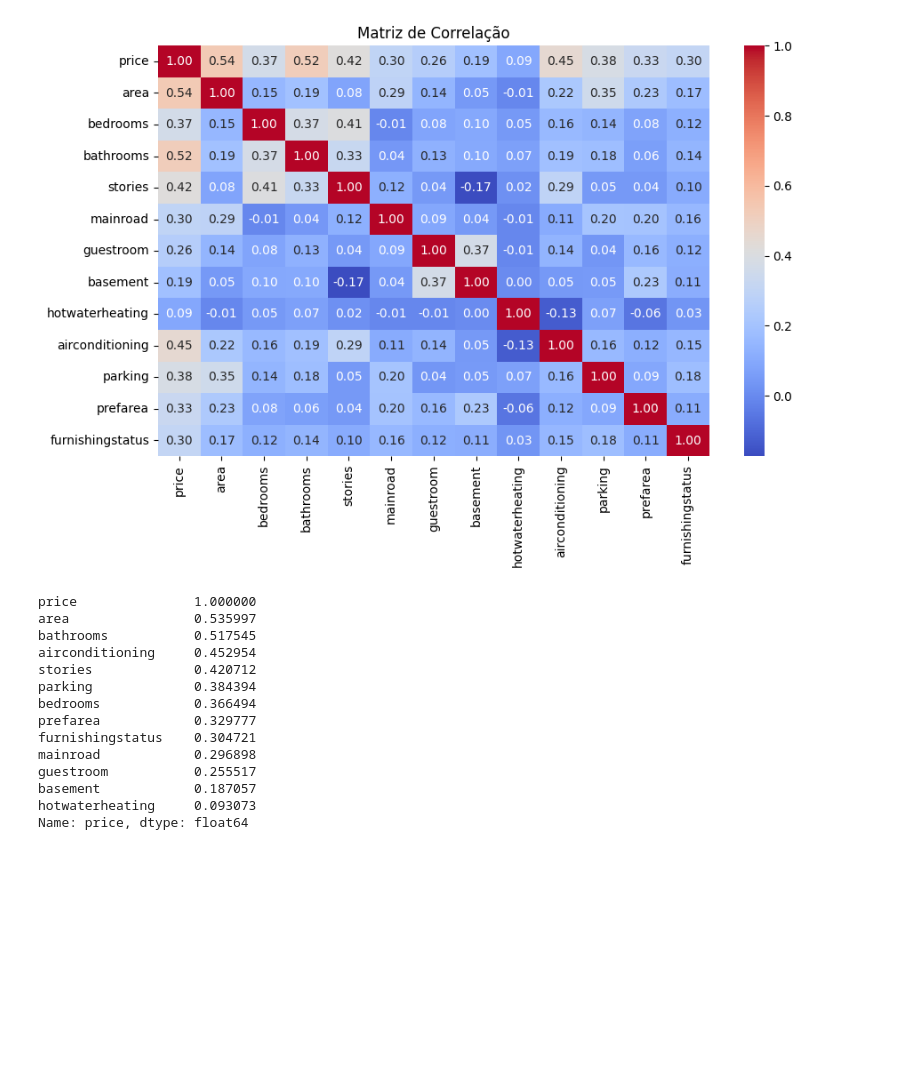
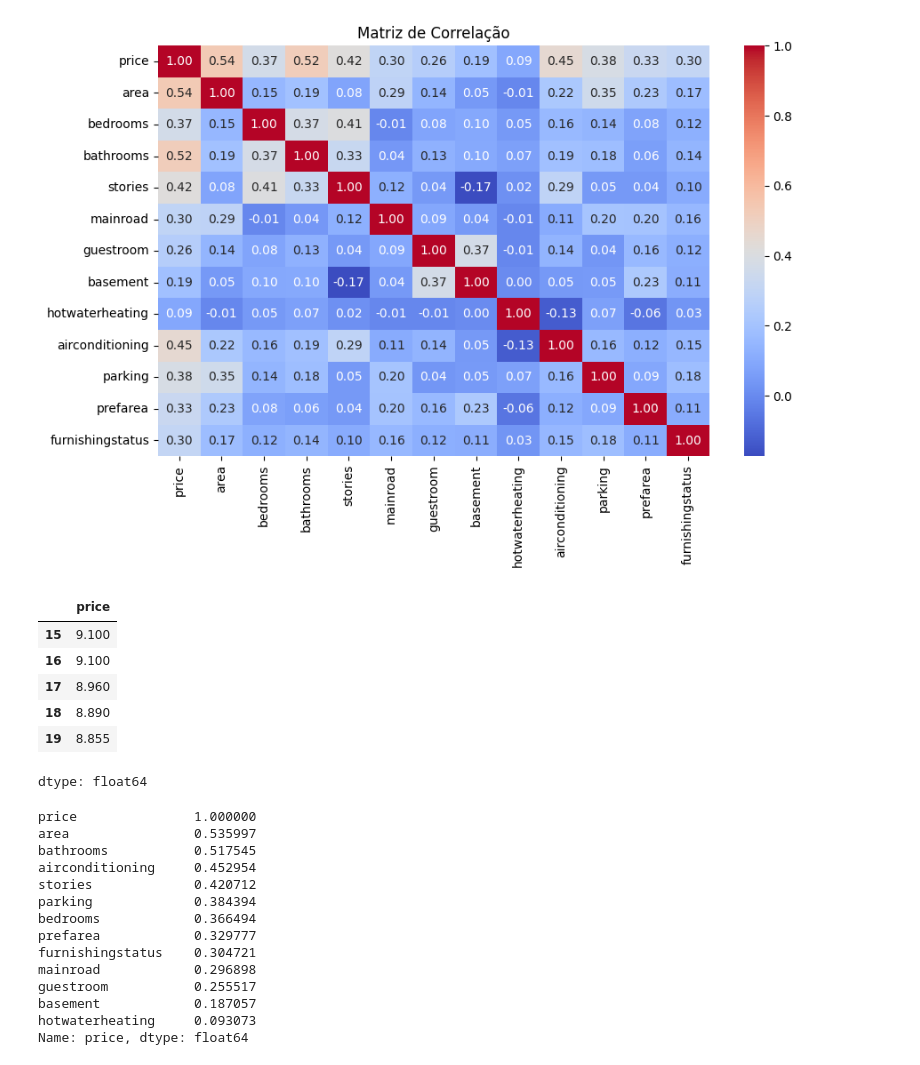
Before and after one commit to jandeilsonxavier/housing-price-prediction, a Jupyter notebook: housing_price_prediction.ipynb, the cells around one changed output. Drawn from its saved outputs; the diff is of its cells as text; code cells hidden in the pictures; blank space fills up the shorter version.

```diff
--- a/housing_price_prediction.ipynb
+++ b/housing_price_prediction.ipynb
@@ -207,4 +207,16 @@ plt.title("Matriz de Correlação")
 plt.show()
 # %% [output]
 [figure]
+# %%
+#Transformando preço em milhões para melhor legibilidade
+df['price'] = df['price'] / 1e6
+df['price'].head()
+# %% [output]
+|  | price |
+| 15 | 9.100 |
+| 16 | 9.100 |
+| 17 | 8.960 |
+| 18 | 8.890 |
+| 19 | 8.855 |
+dtype: float64
 # %%
```
Also changed, not shown: parts of 6 cells of this notebook.
